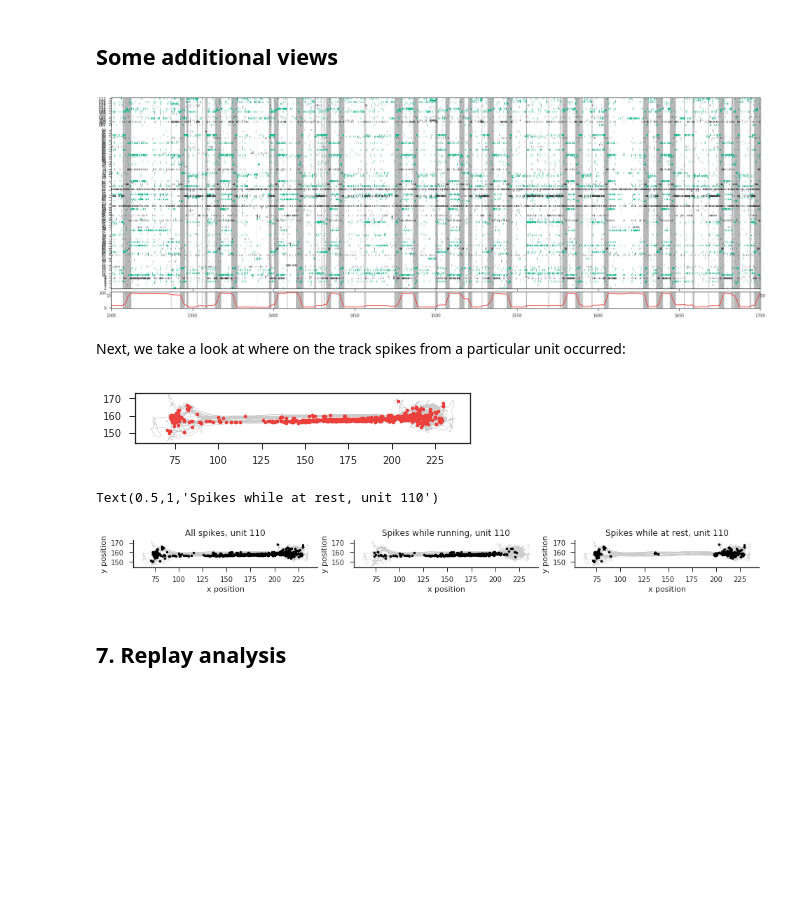
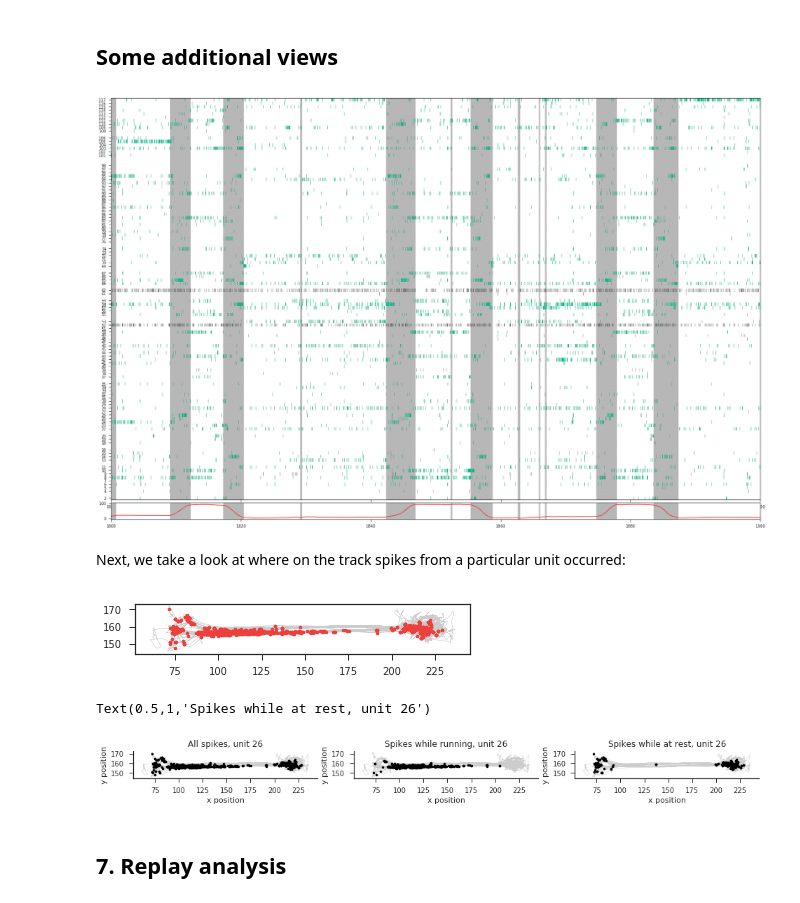
Before and after one commit to kemerelab/HippocampalAnalysisWithNelpyTutorial, a Jupyter notebook: Hippocampal Spike Train Analysis Tutorial.ipynb, the cells around one changed output. Saved outputs shown, nothing was run; the diff lists cells and outputs as text; code cells hidden in the pictures; blank space fills up the shorter version.

```diff
--- a/Hippocampal Spike Train Analysis Tutorial.ipynb
+++ b/Hippocampal Spike Train Analysis Tutorial.ipynb
@@ -353,12 +353,13 @@ We *bin* our spikes into 50 ms bins, so that we can count the number of spikes i
 
 We also apply a little bit of spike time smoothing.
 # %%
-ds_run = 0.5 # 100 ms
-ds_50ms = 0.05
+ds_run = 0.125 # 125 ms
+ds_10ms = 0.01
 
 # smooth and re-bin:
-sigma = 0.3 # 300 ms spike smoothing
-bst_run = st_run.bin(ds=ds_50ms).smooth(sigma=sigma, inplace=True).rebin(w=ds_run/ds_50ms)
+# sigma = 0.250 # 250 ms spike smoothing
+# bst_run = st_run.bin(ds=ds_10ms).smooth(sigma=sigma, inplace=True).rebin(w=ds_run/ds_10ms)
+bst_run = st_run.bin(ds=ds_run)
 # %% [markdown]
 We now estimate the tuning curves using the binned spikes during run (`bst_run`), and we partition our linear track into `n_extern=50` equal-sized spatial bins, and we specify that the linearized position ranges from `extmin=0` to `extmax=100`. We also smooth the estimated tuning curves with a 0.2 cm smoothing kernel (this should be imperceptable, and a larger value for sigma should really be used, but we can always apply the smoothing later, so it's not a real problem).
 # %%
@@ -403,8 +408,8 @@ Here we only impose a minimum peak firing rate of 1.5 Hz, and we reject putative
 # %%
 # set criteria for units used in decoding
 min_peakfiringrate = 1.5 # Hz
-max_avgfiringrate = 5 # Hz
-peak_to_mean_ratio_threshold = 3.5 # peak firing rate should be greater than 3.5 times mean firing rate
+max_avgfiringrate = 15 # Hz
+peak_to_mean_ratio_threshold = 2.5 # peak firing rate should be greater than 2.5 times mean firing rate
 
 # unimodal_cells = find_unimodal_tuningcurves1D(smoothed_rate, peakthresh=0.5)
 
@@ -488,35 +489,35 @@ It's not the best decoding accuracy imaginable, but overall, not bad!
 # %%
 from mpl_toolkits.axes_grid1 import make_axes_locatable
 
-with npl.FigureManager(show=True, figsize=(30,10)) as (fig, ax):
+with npl.FigureManager(show=True, figsize=(30,20)) as (fig, ax):
     npl.utils.skip_if_no_output(fig)
 
-    npl.rasterplot(st_ordered, lw=0.5, ax=ax)
+    npl.rasterplot(st, lw=0.5, ax=ax)
     npl.rasterplot(sta_placecells, lw=0.5, color=npl.colors.sweet.green)
     npl.epochplot(run_epochs)
 
     divider = make_axes_locatable(ax)
 
     axSpeed1d = divider.append_axes("bottom", size=0.6, pad=0.1)
     npl.plot(pos1d, ax=axSpeed1d)
     npl.epochplot(run_epochs, ax=axSpeed1d)
 
-    xlims = (1300, 1700)
+    xlims = (1800, 1900)
 
     ax.set_xlim(xlims)
     axSpeed1d.set_xlim(xlims)
 # %% [output]
-[figure, old version]
+[figure, new version]
 # %% [markdown]
 Next, we take a look at where on the track spikes from a particular unit occurred:
 # %%
 ax = npl.plot2d(pos, lw=0.5, c='0.8')
-unit_id = 110
+unit_id = 26
 _, pos_at_spikes = pos.asarray(at=st[:,unit_id].time)
 ax.plot(pos_at_spikes[0,:], pos_at_spikes[1,:], '.')
 ax.set_aspect('equal')
 # %% [output]
-[figure, old version]
+[figure, new version]
 # %%
 fig, axes = plt.subplots(ncols=3, figsize=(16,4))
 
@@ -531,7 +532,7 @@ for ax in axes:
     npl.utils.clear_right(ax)
     npl.utils.clear_top(ax)
 
-unit_id = 110
+unit_id = 26
 
 # all spikes
 at = st.loc[:,unit_id][pos.support].time
@@ -554,8 +555,8 @@ ax2.plot(pos_at_spikes[0,:], pos_at_spikes[1,:], '.', color='k')
 ax2.set_aspect('equal')
 ax2.set_title('Spikes while at rest, unit {}'.format(unit_id))
 # %% [output]
-Text(0.5,1,'Spikes while at rest, unit 110')
+Text(0.5,1,'Spikes while at rest, unit 26')
-[figure, old version]
+[figure, new version]
 # %% [markdown]
 ## 7. Replay analysis
 # %% [markdown]
```
Also changed, not shown: parts of 11 cells of this notebook.
